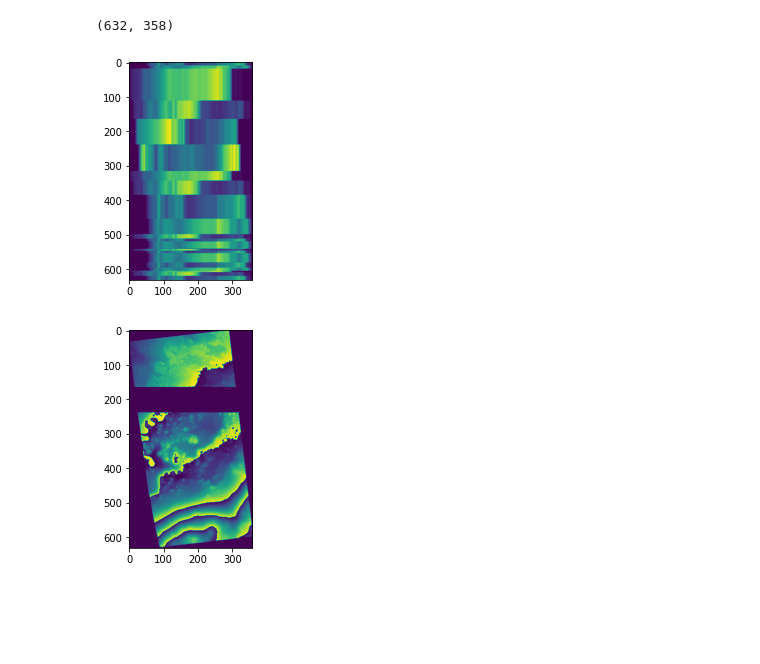
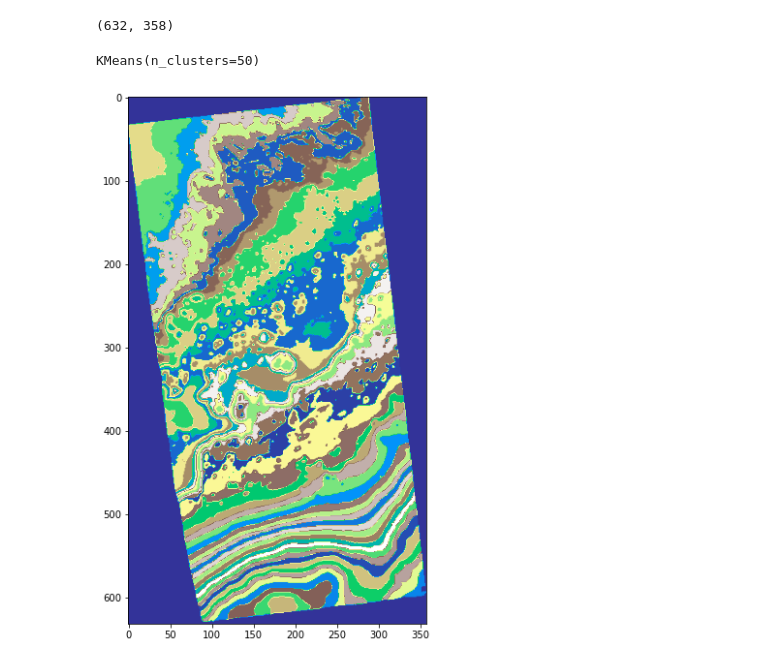
Before and after one commit to SalimFares4/Image-Segmentation, a Jupyter notebook: Code/Clustering/Kmeans Clustering.ipynb, the cells around one changed output. Saved outputs shown, nothing was run; the diff lists cells and outputs as text; code cells hidden in the pictures; blank space fills up the shorter version.

Commit message:
Kmeans Updated, new file Countour added

```diff
--- a/Code/Clustering/Kmeans Clustering.ipynb
+++ b/Code/Clustering/Kmeans Clustering.ipynb
@@ -30,14 +24,15 @@ import mpld3 #For making zoomable pyplots
 # %%
-dem_path = "/content/drive/My Drive/Image Segmentation/"
-lowres_dem_path = dem_path + 'Firsoff_HiRISE_5_low_res.tif-adj.tif'
-hill_shade_path = dem_path + 'Hillshade.tif'
-
 ds = gdal.Open(lowres_dem_path, gdal.GA_ReadOnly)
 rb = ds.GetRasterBand(1)
-img_array = rb.ReadAsArray().astype(np.uint8)
+img_array = rb.ReadAsArray()
 img_array.shape
 # %% [output]
 (632, 358)
+# %%
+X = img_array.reshape((-1,1))
 # %%
-kmeans = KMeans(n_clusters=6, random_state=0).fit(img_array)
+kmeans = cluster.KMeans(n_clusters=50)
+kmeans.fit(X)
 # kmeans.labels_
+# %% [output]
+KMeans(n_clusters=50)
@@ -50,19 +39,9 @@ segmented_image = centers[labels]
+# %%
+X_cluster = kmeans.labels_
+X_cluster = X_cluster.reshape(img_array.shape)
 # %%
-plt.imshow(segmented_image)
+plt.figure(figsize=(10,10))
+plt.imshow(X_cluster, cmap="terrain")
 plt.show()
 # %% [output]
-[figure, old version]
+[figure, new version]
-# %%
-# disable only the cluster number 2 (turn the pixel into black)
-masked_image = np.copy(img_array)
-# color (i.e cluster) to disable
-cluster = 1
-
-disable_values = np.zeros(img_array.shape[1])
-masked_image[labels == cluster] = disable_values
-
-# show the image
-plt.imshow(masked_image)
-plt.show()
-# %% [output]
-[figure, removed]
```
Also changed, not shown: parts of 8 cells of this notebook, 1 other file.
